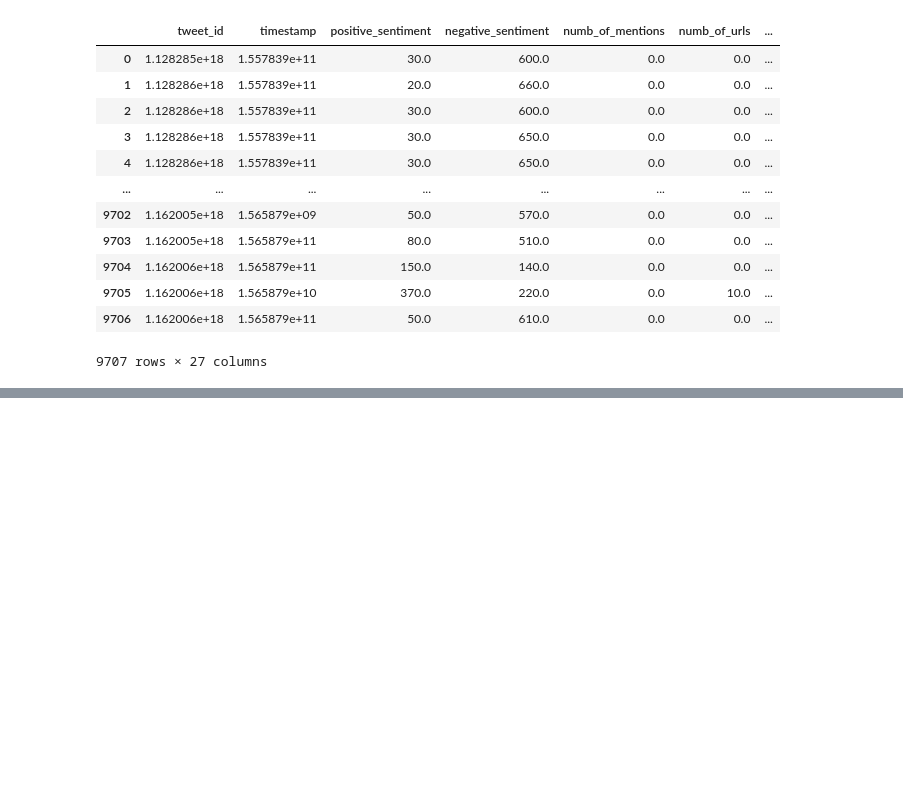
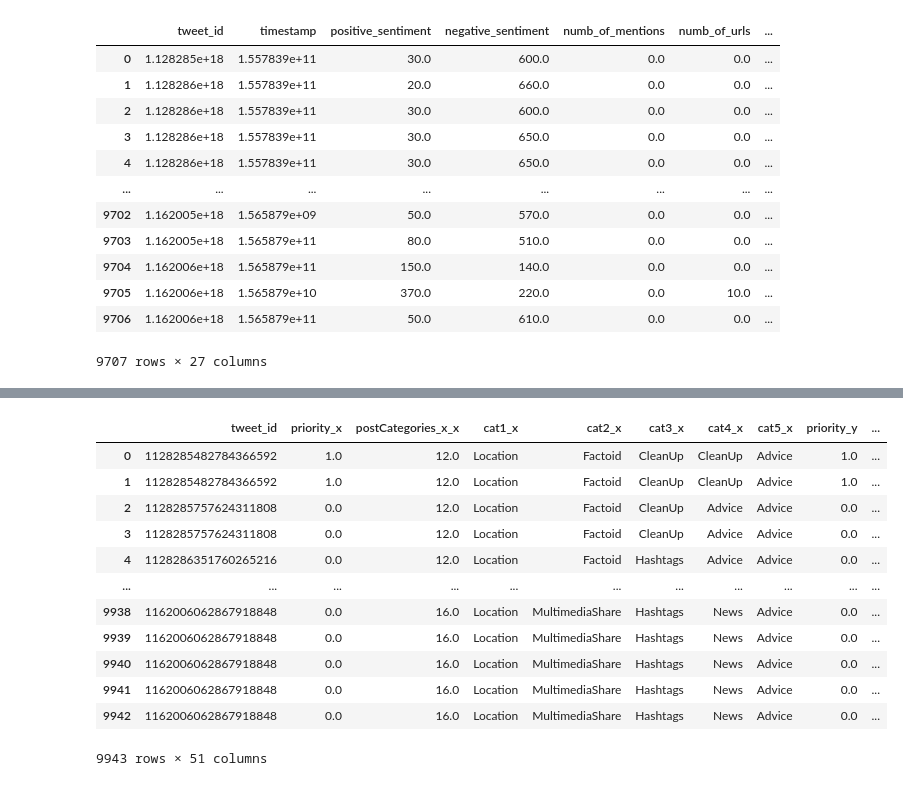
Before and after one commit to glasgowm148/Calamity, a Jupyter notebook: 1-src/2-python/2-notebooks/0-myrun.ipynb, the cells around one changed output, grey strips where cells are left out. Cells and saved outputs as stored; diff of their text form; code cells hidden in the pictures; blank space fills up the shorter version.

```diff
--- a/1-src/2-python/2-notebooks/0-myrun.ipynb
+++ b/1-src/2-python/2-notebooks/0-myrun.ipynb
@@ -454,0 +460,25 @@ cleaned_merg
+# %%
+
+df_merg['cat1_x'] = df_merg['cat1_x'].map(categoriser)
+df_merg['cat2_x'] = df_merg['cat2_x'].map(categoriser)
+df_merg['cat3_x'] = df_merg['cat3_x'].map(categoriser)
+df_merg['cat4_x'] = df_merg['cat4_x'].map(categoriser)
+df_merg['cat5_x'] = df_merg['cat5_x'].map(categoriser)
+df_merg['categories'] = df_merg[['cat1_x', 'cat2_x', 'cat3_x', 'cat4_x', 'cat5_x']].values.tolist()
+
+
+df_merg
+# %% [output]
+|  | tweet_id | priority_x | postCategories_x_x | cat1_x | cat2_x | cat3_x | cat4_x | cat5_x | priority_y | ... |
+| 0 | 1128285482784366592 | 1.0 | 12.0 | Location | Factoid | CleanUp | CleanUp | Advice | 1.0 | ... |
+| 1 | 1128285482784366592 | 1.0 | 12.0 | Location | Factoid | CleanUp | CleanUp | Advice | 1.0 | ... |
+| 2 | 1128285757624311808 | 0.0 | 12.0 | Location | Factoid | CleanUp | Advice | Advice | 0.0 | ... |
+| 3 | 1128285757624311808 | 0.0 | 12.0 | Location | Factoid | CleanUp | Advice | Advice | 0.0 | ... |
+| 4 | 1128286351760265216 | 0.0 | 12.0 | Location | Factoid | Hashtags | Advice | Advice | 0.0 | ... |
+| ... | ... | ... | ... | ... | ... | ... | ... | ... | ... | ... |
+| 9938 | 1162006062867918848 | 0.0 | 16.0 | Location | MultimediaShare | Hashtags | News | Advice | 0.0 | ... |
+| 9939 | 1162006062867918848 | 0.0 | 16.0 | Location | MultimediaShare | Hashtags | News | Advice | 0.0 | ... |
+| 9940 | 1162006062867918848 | 0.0 | 16.0 | Location | MultimediaShare | Hashtags | News | Advice | 0.0 | ... |
+| 9941 | 1162006062867918848 | 0.0 | 16.0 | Location | MultimediaShare | Hashtags | News | Advice | 0.0 | ... |
+| 9942 | 1162006062867918848 | 0.0 | 16.0 | Location | MultimediaShare | Hashtags | News | Advice | 0.0 | ... |
+9943 rows × 51 columns
```
Also changed, not shown: parts of 13 cells of this notebook, 17 other files.
